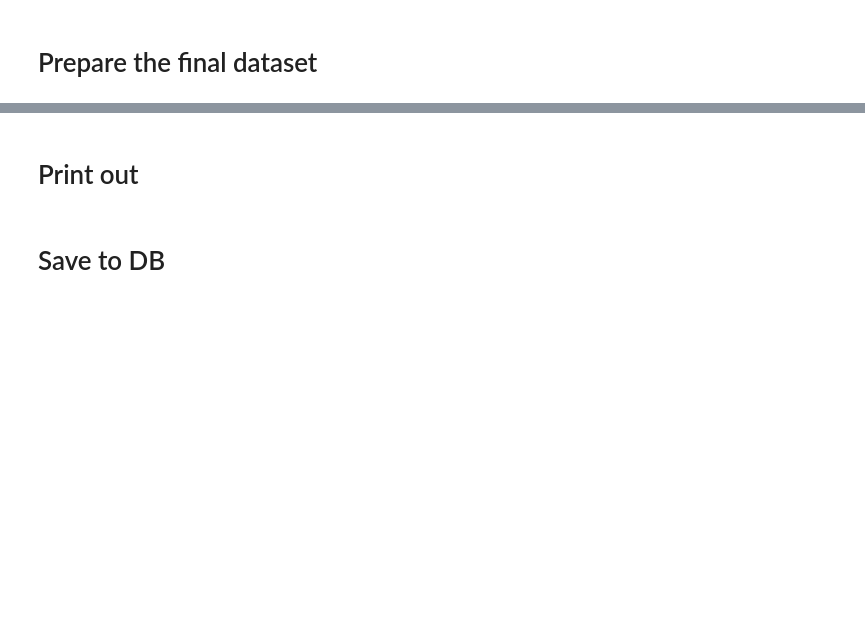
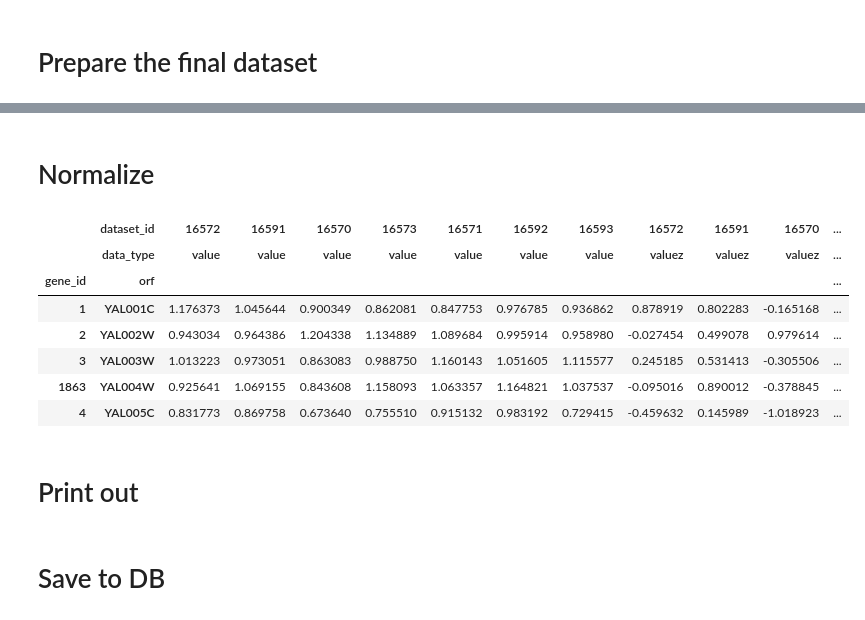
Before and after one commit to yeastphenome/yp-data, a Jupyter notebook: Datasets/22094260/code.ipynb, the cells around one changed output, grey strips where cells are left out. Cells and saved outputs as stored; diff of their text form; code cells hidden in the pictures; blank space fills up the shorter version.

```diff
--- a/Datasets/22094260/code.ipynb
+++ b/Datasets/22094260/code.ipynb
@@ -130,0 +144,7 @@ data.head()
+# %%
+data['gene_id'] = gene_ids
+data = data.loc[data['gene_id'].notnull()]
+data['gene_id'] = data['gene_id'].astype(int)
+data = data.reset_index().set_index(['gene_id','orf'])
+
+data.head()
@@ -131,2 +160,26 @@ data.head()
+# %% [markdown]
+# Normalize
+# %%
+data_norm = normalize_phenotypic_scores(data, has_tested=True)
+# %%
+# Assign proper column names
+lst = [datasets.index.values, ['valuez']*datasets.shape[0]]
+tuples = list(zip(*lst))
+idx = pd.MultiIndex.from_tuples(tuples, names=['dataset_id','data_type'])
+data_norm.columns = idx
+# %%
+data_norm[data.isnull()] = np.nan
+data_all = data.join(data_norm)
+
+data_all.head()
+# %% [output]
+|  | dataset_id | 16572 | 16591 | 16570 | 16573 | 16571 | 16592 | 16593 | 16572 | 16591 | 16570 | ... |
+|  | data_type | value | value | value | value | value | value | value | valuez | valuez | valuez | ... |
+| gene_id | orf |  |  |  |  |  |  |  |  |  |  | ... |
+| 1 | YAL001C | 1.176373 | 1.045644 | 0.900349 | 0.862081 | 0.847753 | 0.976785 | 0.936862 | 0.878919 | 0.802283 | -0.165168 | ... |
+| 2 | YAL002W | 0.943034 | 0.964386 | 1.204338 | 1.134889 | 1.089684 | 0.995914 | 0.958980 | -0.027454 | 0.499078 | 0.979614 | ... |
+| 3 | YAL003W | 1.013223 | 0.973051 | 0.863083 | 0.988750 | 1.160143 | 1.051605 | 1.115577 | 0.245185 | 0.531413 | -0.305506 | ... |
+| 1863 | YAL004W | 0.925641 | 1.069155 | 0.843608 | 1.158093 | 1.063357 | 1.164821 | 1.037537 | -0.095016 | 0.890012 | -0.378845 | ... |
+| 4 | YAL005C | 0.831773 | 0.869758 | 0.673640 | 0.755510 | 0.915132 | 0.983192 | 0.729415 | -0.459632 | 0.145989 | -1.018923 | ... |
 # %% [markdown]
 # Print out
```
Also changed, not shown: parts of 26 cells of this notebook, 3 other files.
